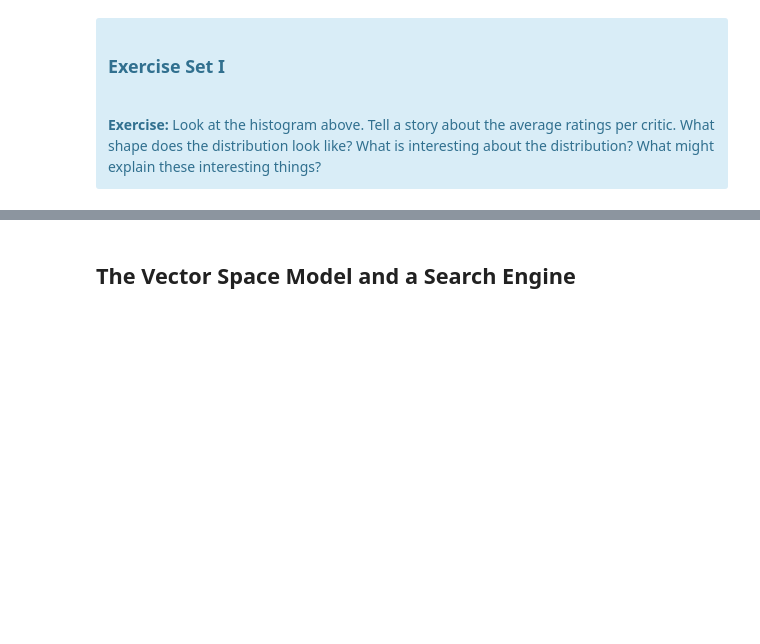
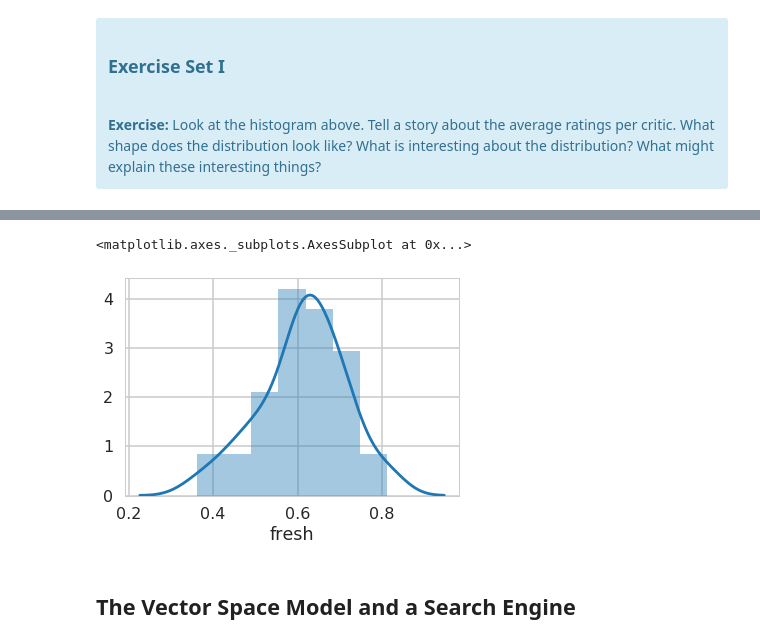
Before and after one commit to franksalas/springboard, a Jupyter notebook: naive_bayes/Mini_Project_Naive_Bayes.ipynb, the cells around one changed output, grey strips where cells are left out. Drawn from its saved outputs; the diff is of its cells as text; code cells hidden in the pictures; blank space fills up the shorter version.

```diff
--- a/naive_bayes/Mini_Project_Naive_Bayes.ipynb
+++ b/naive_bayes/Mini_Project_Naive_Bayes.ipynb
@@ -80,3 +132,8 @@ The distribution above is more like a normal distribution (bell shape) with mean
+# %%
+sns.distplot(means[counts > 100])
+# %% [output]
+<matplotlib.axes._subplots.AxesSubplot at 0x...>
+[figure, added]
 # %% [markdown]
 ## The Vector Space Model and a Search Engine
 # %% [markdown]
```
Also changed, not shown: parts of 26 cells of this notebook, 1 other file.
